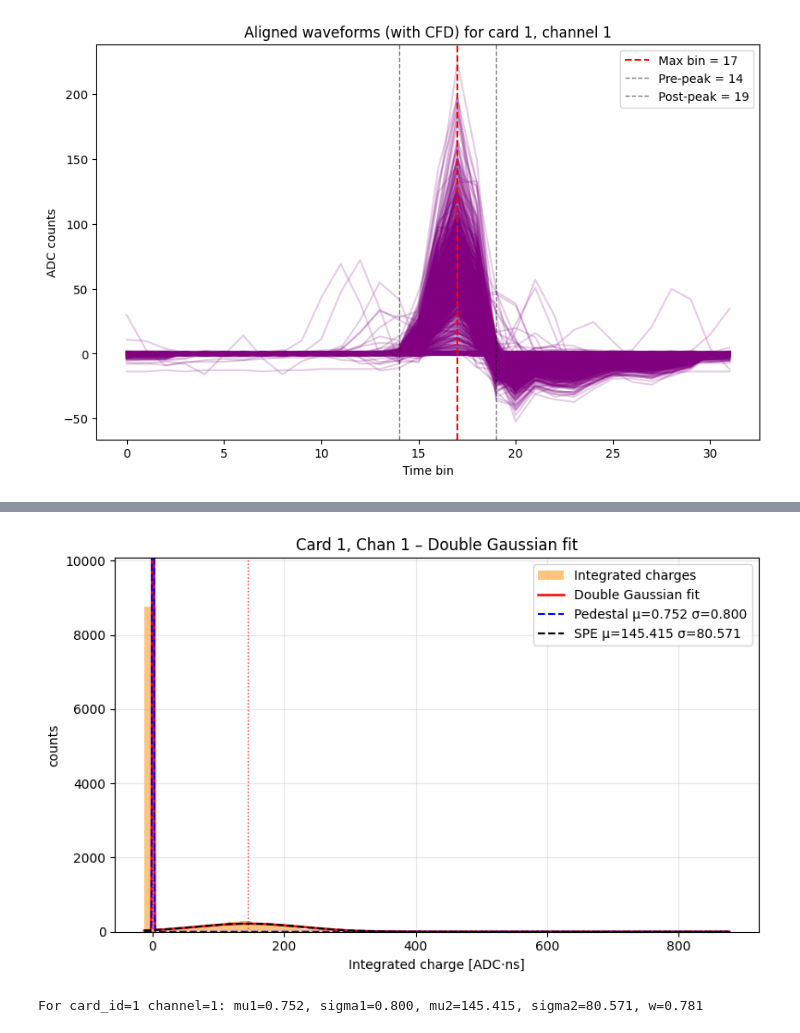
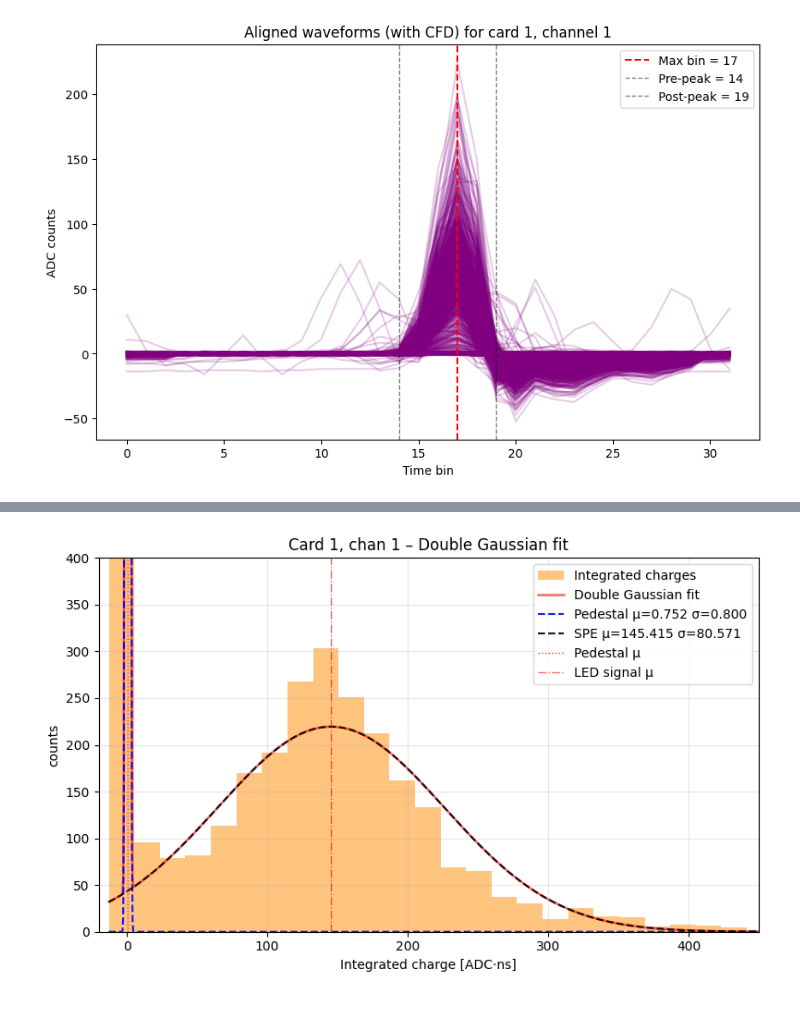
Before and after one commit to elenaramos44/WCTE_MC-Data_Validation_with_GAIN_Calibration, a Jupyter notebook: LED_calibration.ipynb, the cells around one changed output, grey strips where cells are left out. Cells and saved outputs as stored; diff of their text form; code cells hidden in the pictures.

```diff
--- a/LED_calibration.ipynb
+++ b/LED_calibration.ipynb
@@ -175,62 +264,35 @@ plt.show()
 # %%
-# Baseline subtraction
-waveforms_bs = np.array([gu.baseline_subtract(wf) for wf in aligned_wfs])
-
-# Threshold
-# Threshold
-threshold = 10  # ADC counts
-
-# Calcular la carga integrada condicionalmente
-signal_charges = np.array([
-    gu.integrate_waveform_control(wf) if np.max(wf) <= threshold
-    else gu.integrate_waveform_signal(wf, pre_peak=3, post_peak=2)
-    for wf in waveforms_bs
-])
-
-# Fit unbinned double Gaussian
-fit_results = gu.fit_double_gauss_multistart(signal_charges)
-mu1, sigma1 = fit_results["mu1"], fit_results["sigma1"]
-mu2, sigma2 = fit_results["mu2"], fit_results["sigma2"]
-w = fit_results["w"]
-
-# Función PDF doble Gaussiana
-def double_gauss_pdf(x, mu1, sigma1, mu2, sigma2, w):
-    return w * norm.pdf(x, mu1, sigma1) + (1-w) * norm.pdf(x, mu2, sigma2)
-
-# Plot
 plt.figure(figsize=(8,5))
 bins = np.linspace(signal_charges.min() - 5, signal_charges.max() + 5, 50)
 counts, bins_hist, _ = plt.hist(signal_charges, bins=bins, color="darkorange", alpha=0.5, label="Integrated charges", density=False)
 
 bin_width = bins[1] - bins[0]
 N = len(signal_charges)
 x_vals = np.linspace(bins[0], bins[-1], 2000)
 
 pdf_total = double_gauss_pdf(x_vals, mu1, sigma1, mu2, sigma2, w)
 pdf_ped   = w * norm.pdf(x_vals, mu1, sigma1)
 pdf_spe   = (1-w) * norm.pdf(x_vals, mu2, sigma2)
 
 pdf_total_counts = pdf_total * N * bin_width
 pdf_ped_counts   = pdf_ped * N * bin_width
 pdf_spe_counts   = pdf_spe * N * bin_width
 
-plt.plot(x_vals, pdf_total_counts, 'r-', lw=1.8, label="Double Gaussian fit")
-plt.plot(x_vals, pdf_ped_counts, 'b--', lw=1.5, label=f"Pedestal μ={mu1:.3f} σ={sigma1:.3f}")
-plt.plot(x_vals, pdf_spe_counts, 'k--', lw=1.5, label=f"SPE μ={mu2:.3f} σ={sigma2:.3f}")
+plt.plot(x_vals, pdf_total_counts, 'r-', lw=1.8, alpha=0.6, label="Double Gaussian fit")
+plt.plot(x_vals, pdf_ped_counts, 'b--', lw=1.5, alpha=0.9, label=f"Pedestal μ={mu1:.3f} σ={sigma1:.3f}")
+plt.plot(x_vals, pdf_spe_counts, 'k--', lw=1.5, alpha=0.9, label=f"SPE μ={mu2:.3f} σ={sigma2:.3f}")
 
-plt.axvline(mu1, color='red', linestyle=':', lw=1, alpha=0.8)
-plt.axvline(mu2, color='red', linestyle=':', lw=1, alpha=0.8)
+plt.axvline(mu1, color='red', linestyle=':', lw=1, alpha=0.8, label= "Pedestal μ")
+plt.axvline(mu2, color='red', linestyle='-.', lw=1, alpha=0.6, label="LED signal μ")
 
-plt.ylim(0, np.max(counts)*1.15)
+plt.ylim(0, 400)
+plt.xlim(-20,450)
 plt.xlabel("Integrated charge [ADC·ns]")
 plt.ylabel("counts")
 plt.title(f"Card {card_id}, chan {chan} – Double Gaussian fit")
 plt.grid(alpha=0.3, which='both')
 plt.legend()
 plt.tight_layout()
 plt.show()
-
-print(f"For card_id={card_id} channel={chan}: mu1={mu1:.3f}, sigma1={sigma1:.3f}, mu2={mu2:.3f}, sigma2={sigma2:.3f}, w={w:.3f}")
 # %% [output]
-[figure, old version]
+[figure, new version]
-For card_id=1 channel=1: mu1=0.752, sigma1=0.800, mu2=145.415, sigma2=80.571, w=0.781
```
Also changed, not shown: parts of 7 cells of this notebook, 1 other file.
